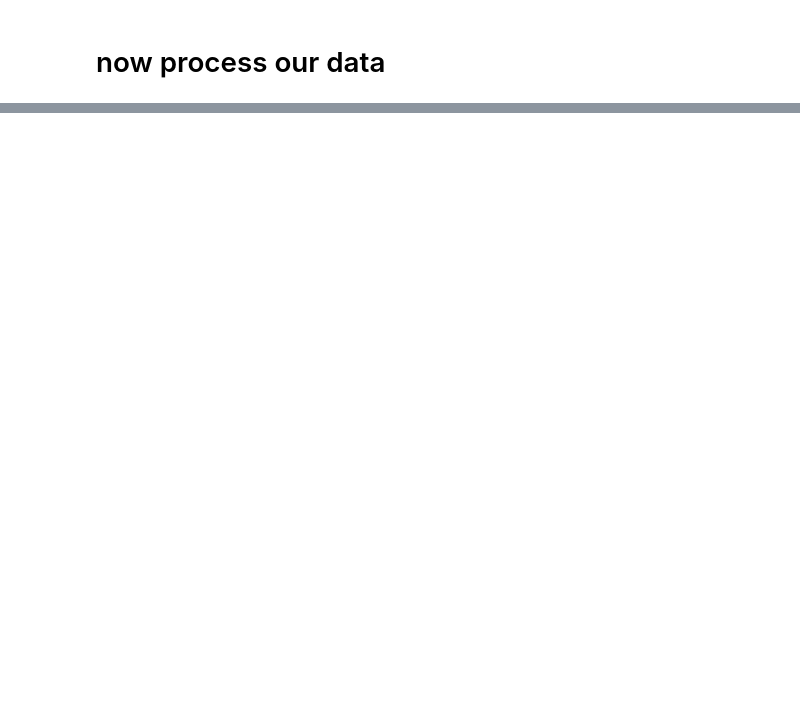
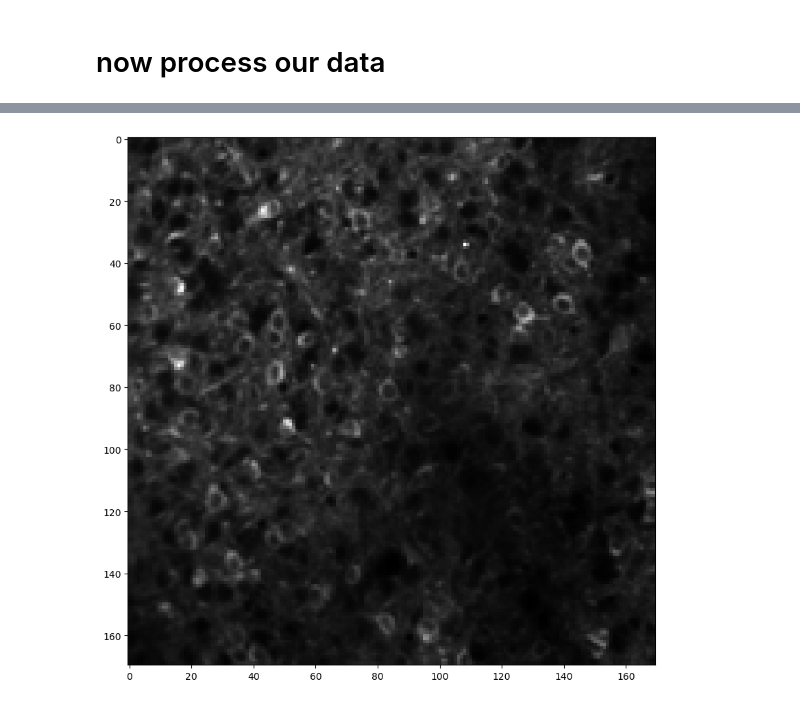
Before and after one commit to ecresp1el/calcium_imaging_pipeline_umich, a Jupyter notebook: scripts/movement_correction_pipeline_test.ipynb, the cells around one changed output, grey strips where cells are left out. Cells and saved outputs as stored; diff of their text form; code cells hidden in the pictures; blank space fills up the shorter version.

```diff
--- a/scripts/movement_correction_pipeline_test.ipynb
+++ b/scripts/movement_correction_pipeline_test.ipynb
@@ -771,0 +745,27 @@ cnmfe_model.estimates.nb_view_components(img=correlation_image,
+# %%
+fnames = 'Sue_2x_3000_40_-46.tif'
+fnames = [download_demo(fnames)]     # the file will be downloaded if it doesn't already exist
+m_orig = cm.load_movie_chain(fnames)
+downsample_ratio = .2  # motion can be perceived better when downsampling in time
+m_orig.resize(1, 1, downsample_ratio).play(q_max=99.5, fr=30, magnification=2)   # play movie (press q to exit)
+# %%
+max_shifts = (6, 6)  # maximum allowed rigid shift in pixels (view the movie to get a sense of motion)
+strides =  (48, 48)  # create a new patch every x pixels for pw-rigid correction
+overlaps = (24, 24)  # overlap between patches (size of patch strides+overlaps)
+max_deviation_rigid = 3   # maximum deviation allowed for patch with respect to rigid shifts
+pw_rigid = False  # flag for performing rigid or piecewise rigid motion correction
+shifts_opencv = True  # flag for correcting motion using bicubic interpolation (otherwise FFT interpolation is used)
+border_nan = 'copy'
+# %%
+#%% start the cluster (if a cluster already exists terminate it)
+if 'dview' in locals():
+    cm.stop_server(dview=dview)
+c, dview, n_processes = cm.cluster.setup_cluster(
+    backend='multiprocessing', n_processes=None, single_thread=False)
+# %%
+# create a motion correction object
+mc = MotionCorrect(fnames, dview=dview, max_shifts=max_shifts,
+                  strides=strides, overlaps=overlaps,
+                  max_deviation_rigid=max_deviation_rigid,
+                  shifts_opencv=shifts_opencv, nonneg_movie=True,
+                  border_nan=border_nan)
@@ -771,0 +783,10 @@ cnmfe_model.estimates.nb_view_components(img=correlation_image,
+# %%
+
+# load motion corrected movie
+m_rig = cm.load(mc.mmap_file)
+bord_px_rig = np.ceil(np.max(mc.shifts_rig)).astype(int)
+#%% visualize templates
+plt.figure(figsize = (20,10))
+plt.imshow(mc.total_template_rig, cmap = 'gray');
+# %% [output]
+[figure, added]
```
Also changed, not shown: parts of 51 cells of this notebook.
